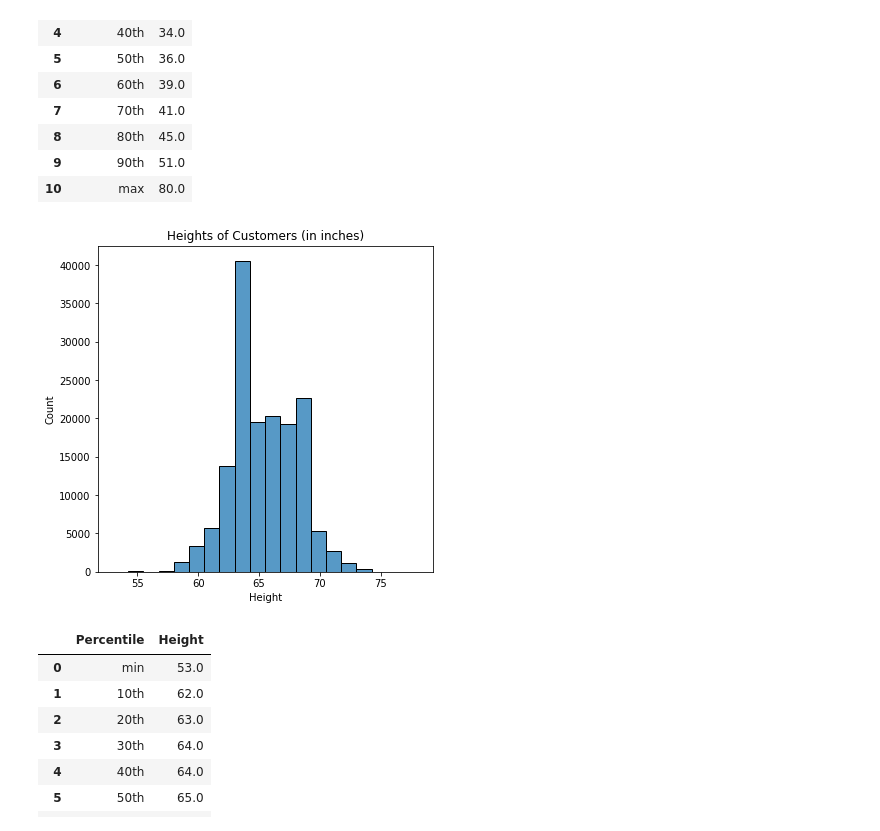
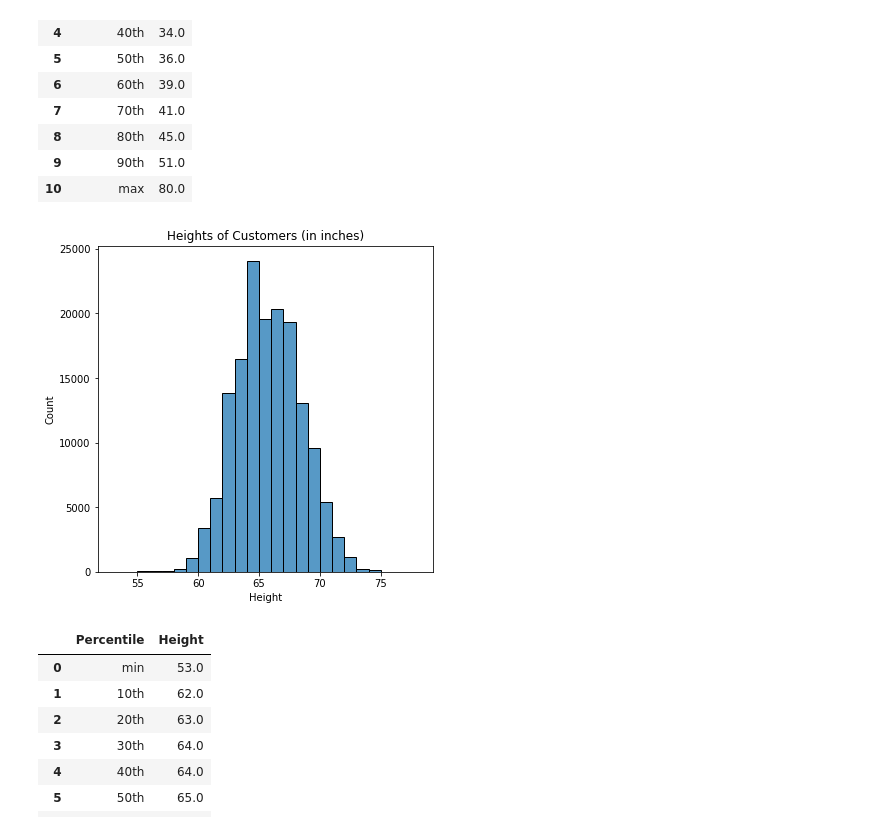
Before and after one commit to Kaayrapetov/Capstone, a Jupyter notebook: Code/III_EDA.ipynb, the cells around one changed output. Drawn from its saved outputs; the diff is of its cells as text; code cells hidden in the pictures.

```diff
--- a/Code/III_EDA.ipynb
+++ b/Code/III_EDA.ipynb
@@ -116,9 +156,9 @@ percentile_table_Age
 # %%
 #What is Height distribution of the customers?
 plt.figure(figsize=(6,6));
-sns.histplot(data=df, x="Height",bins=20).set(title='Heights of Customers (in inches)');
+sns.histplot(data=df, x="Height",bins=25).set(title='Heights of Customers (in inches)');
 # %% [output]
-[figure, old version]
+[figure, new version]
 # %%
 #The median height of the customer is 5 feet and 4 inches.
 percentile_table_Height = create_percentile_table('Height')
```
Also changed, not shown: parts of 3 cells of this notebook, 13 other files.
